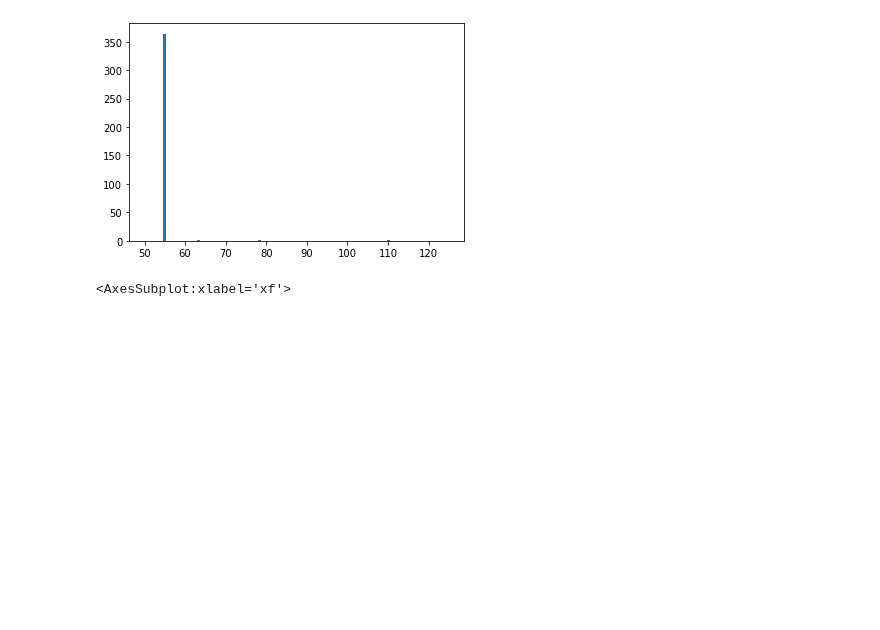
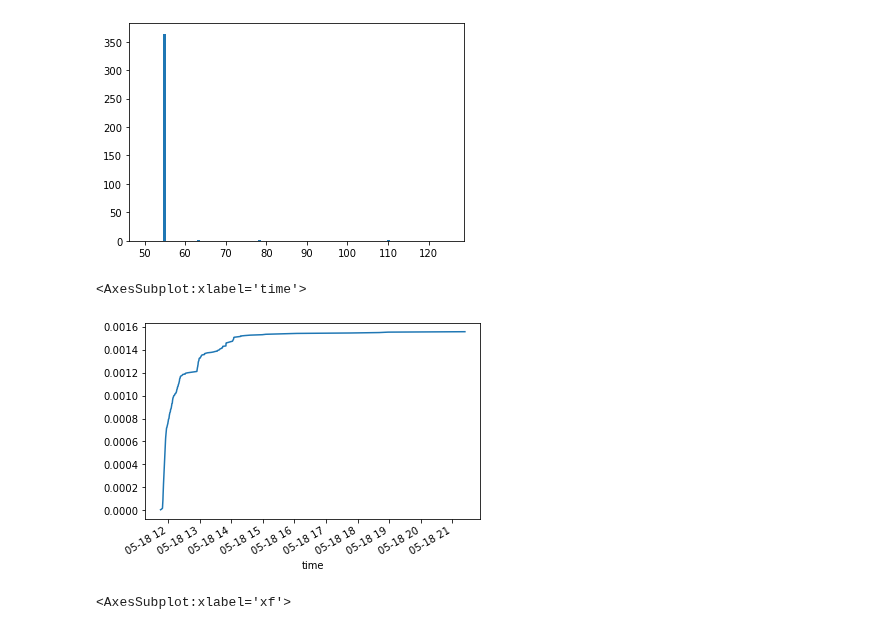
Before and after one commit to SerpRateAI/boreholeAcoustics, a Jupyter notebook: day138-bubble-volumes.ipynb, the cells around one changed output. Saved outputs shown, nothing was run; the diff lists cells and outputs as text; code cells hidden in the pictures; blank space fills up the shorter version.

Commit message:
bubble volumes

```diff
--- a/day138-bubble-volumes.ipynb
+++ b/day138-bubble-volumes.ipynb
@@ -142,7 +146,10 @@ plt.hist(bubble_max_freq, bins=np.linspace(50, 125, 100))
 # %%
 df['volume'] = df.radius.apply(lambda r: (4/3.)*np.pi*(r)**(3))
 # %%
-df.volume.cumsum()
+df.volume.cumsum().plot()
+# %% [output]
+<AxesSubplot:xlabel='time'>
+[figure, added]
 # %%
 pd.DataFrame({'xf':abs(xf), 'fft':np.abs(fft_d)}).sort_values(by='xf').plot(x='xf', y='fft')
 # %% [output]
```
Also changed, not shown: parts of 1 cell of this notebook, 1 other file.
